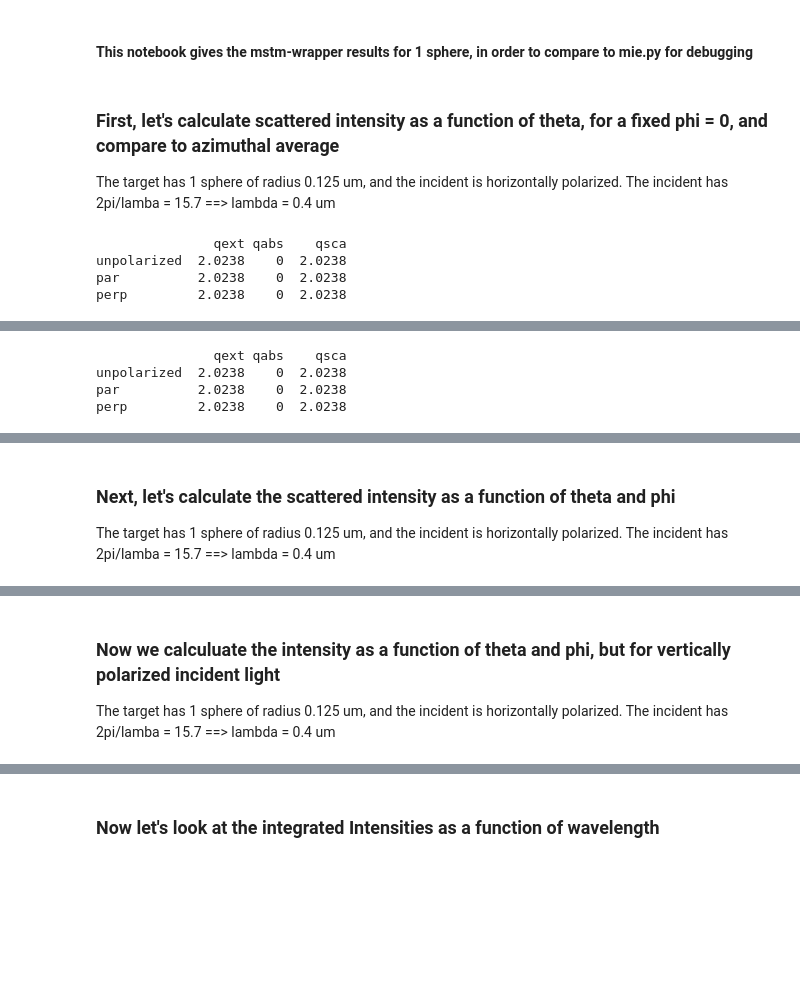
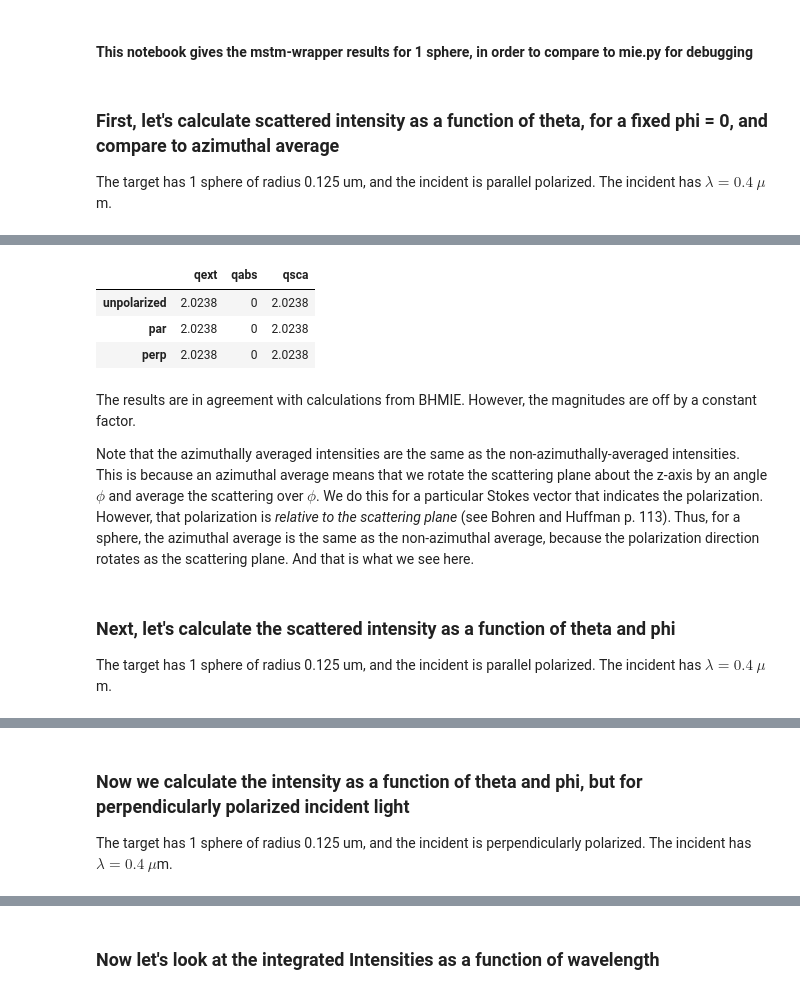
Before and after one commit to manoharan-lab/mstm-wrapper, a Jupyter notebook: MSTM-wrapper-debug.ipynb, the cells around one changed output, grey strips where cells are left out. Cells and saved outputs as stored; diff of their text form; code cells hidden in the pictures; blank space fills up the shorter version.

```diff
--- a/MSTM-wrapper-debug.ipynb
+++ b/MSTM-wrapper-debug.ipynb
@@ -11,7 +11,7 @@ import scipy.integrate
 from mpl_toolkits.mplot3d import Axes3D
 # %% [markdown]
 ### First, let's calculate scattered intensity as a function of theta, for a fixed phi = 0, and compare to azimuthal average
-The target has 1 sphere of radius 0.125 um, and the incident is horizontally polarized. The incident has 2pi/lamba = 15.7 ==> lambda = 0.4 um
+The target has 1 sphere of radius 0.125 um, and the incident is parallel polarized. The incident has $\lambda = 0.4$ $\mu$m.
 # %%
 # make target object
 xpos = np.array([0])
@@ -22,36 +22,35 @@ n_matrix = 1.0
 n_spheres = 1.54
 target = mstm.Target(xpos, ypos, zpos, radii, n_matrix, n_spheres)
 
-theta = np.arange(0, 181, 1)
+theta = np.linspace(0, 181, 181)
 phi = np.array([0])
-stokes_vec = np.array([1, 1, 0, 0])
+stokes_par = np.array([1, 1, 0, 0])
+stokes_perp = np.array([1, -1, 0, 0])
 wavelength = 0.4
 
 # run MSTM and calculate the intensities
 calculation = mstm.MSTMCalculation(target, wavelength, theta, phi)
 result = calculation.run()
-intensity = result.calc_intensity(stokes_vec)
-print(result.efficiencies[0])
+intensity_par = result.calc_intensity(stokes_par)
+intensity_perp = result.calc_intensity(stokes_perp)
+result.efficiencies[0]
 
 # plot intensity versus theta
-ax = intensity[0].plot(x='theta',y='intensity', label='phi=0')
+ax = intensity_par[0].plot(x='theta',y='intensity', label='phi=0, par')
+intensity_perp[0].plot(x='theta', y='intensity', ax=ax, label='phi=0, perp')
 
 # calculate azimuthal average intensity and plot
 calculation = mstm.MSTMCalculation(target, wavelength, theta, phi=None)
 result = calculation.run()
-intensity = result.calc_intensity(stokes_vec)
-intensity[0].plot(x='theta',y='intensity', ax=ax, label='azimuthal average')
+intensity_par = result.calc_intensity(stokes_par)
+intensity_perp = result.calc_intensity(stokes_perp)
+
+ax = intensity_par[0].plot(x='theta',y='intensity', label='azimuthal average, par')
+intensity_perp[0].plot(x='theta',y='intensity', ax=ax, label='azimuthal average, perp')
+
 plt.xlabel('theta (degrees)')
 plt.ylabel('intensity')
-print(result.efficiencies[0])
+result.efficiencies[0]
 # %% [output]
-               qext qabs    qsca
-unpolarized  2.0238    0  2.0238
-par          2.0238    0  2.0238
-perp         2.0238    0  2.0238
 [interactive output not drawn]
 [interactive output not drawn]
-               qext qabs    qsca
-unpolarized  2.0238    0  2.0238
-par          2.0238    0  2.0238
-perp         2.0238    0  2.0238
@@ -58,5 +59,13 @@ perp         2.0238    0  2.0238
+|  | qext | qabs | qsca |
+| unpolarized | 2.0238 | 0 | 2.0238 |
+| par | 2.0238 | 0 | 2.0238 |
+| perp | 2.0238 | 0 | 2.0238 |
+# %% [markdown]
+The results are in agreement with calculations from BHMIE.  However, the magnitudes are off by a constant factor.
+
+Note that the azimuthally averaged intensities are the same as the non-azimuthally-averaged intensities.  This is because an azimuthal average means that we rotate the scattering plane about the z-axis by an angle $\phi$ and average the scattering over $\phi$.  We do this for a particular Stokes vector that indicates the polarization.  However, that polarization is _relative to the scattering plane_ (see Bohren and Huffman p. 113).  Thus, for a sphere, the azimuthal average is the same as the non-azimuthal average, because the polarization direction rotates as the scattering plane. And that is what we see here.
 # %% [markdown]
 ### Next, let's calculate the scattered intensity as a function of theta and phi
-The target has 1 sphere of radius 0.125 um, and the incident is horizontally polarized. The incident has 2pi/lamba = 15.7 ==> lambda = 0.4 um
+The target has 1 sphere of radius 0.125 um, and the incident is parallel polarized. The incident has $\lambda = 0.4$ $\mu$m.
 # %%
 theta = np.linspace(0, 180, 181)
@@ -84,7 +93,7 @@ plt.title('intensities for horizontally polarized light')
 [interactive output not drawn]
 <matplotlib.text.Text at 0x...>
 # %% [markdown]
-### Now we calculuate the intensity as a function of theta and phi, but for vertically polarized incident light
-The target has 1 sphere of radius 0.125 um, and the incident is horizontally polarized. The incident has 2pi/lamba = 15.7 ==> lambda = 0.4 um
+### Now we calculate the intensity as a function of theta and phi, but for perpendicularly polarized incident light
+The target has 1 sphere of radius 0.125 um, and the incident is perpendicularly polarized. The incident has $\lambda = 0.4$ $\mu$m.
 # %%
 theta = np.linspace(0, 180, 181)
```
Also changed, not shown: parts of 7 cells of this notebook, 1 other file.
